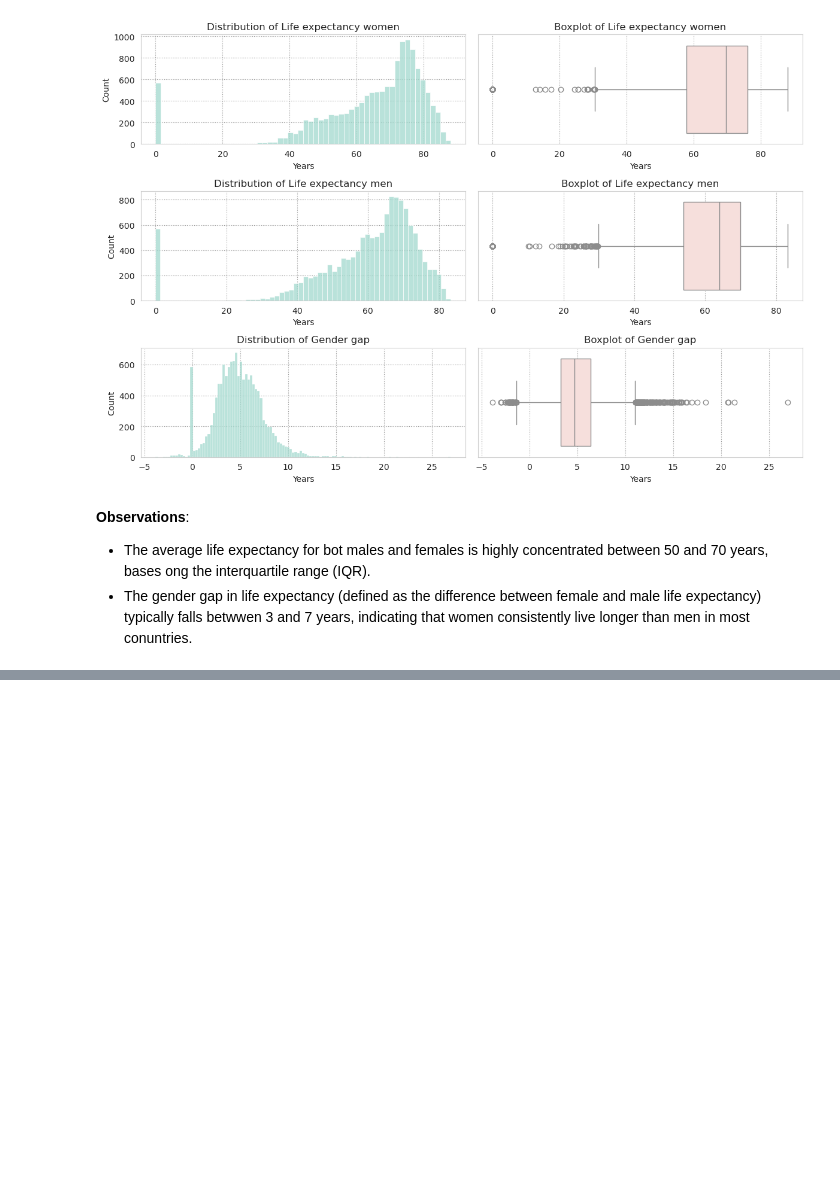
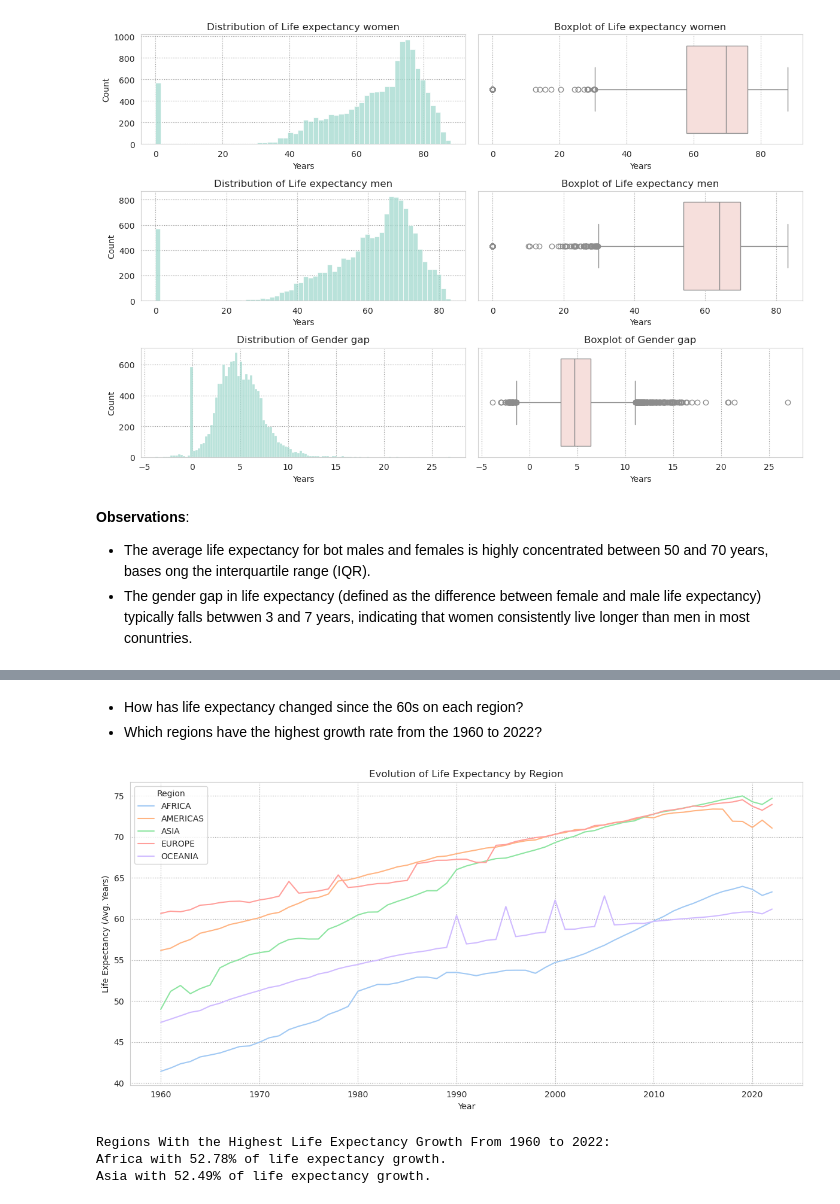
Before and after one commit to pahoalapizco/data_projects, a Jupyter notebook: notebooks/2.0-data_projects-analysis-life_expectancy_analysis.ipynb, the cells around one changed output, grey strips where cells are left out. Drawn from its saved outputs; the diff is of its cells as text; code cells hidden in the pictures; blank space fills up the shorter version.

```diff
--- a/notebooks/2.0-data_projects-analysis-life_expectancy_analysis.ipynb
+++ b/notebooks/2.0-data_projects-analysis-life_expectancy_analysis.ipynb
@@ -292,0 +296,37 @@ plt.legend();
+# %% [markdown]
+- How has life expectancy changed since the 60s on each region?
+- Which regions have the highest growth rate from the 1960 to 2022?
+# %%
+region_le = df.groupby(["region", "year"])[["life_expectancy_avg"]].mean().reset_index()
+
+plt.figure(figsize=(12,6))
+sns.lineplot(data=region_le, x="year", y="life_expectancy_avg", hue="region")
+plt.title("Evolution of Life Expectancy by Region")
+plt.ylabel("Life Expectancy (Avg. Years)")
+plt.xlabel("Year")
+plt.legend(title="Region")
+plt.tight_layout();
+# %% [output]
+[figure, added]
+# %%
+df_60_22 = (
+	df
+	.loc[(df["year"] == 1960) | (df["year"] == 2022)]
+	.pivot_table(
+		index="region",
+		columns="year",
+		values="life_expectancy_avg",
+		aggfunc="mean"
+	)
+	.reset_index()
+)
+df_60_22["total_growth"] = ((df_60_22.iloc[:, 2] - df_60_22.iloc[:, 1]) / df_60_22.iloc[:, 1]) * 100
+top_2 = df_60_22[["region", "total_growth"]].nlargest(2, "total_growth")
+
+print("Regions With the Highest Life Expectancy Growth From 1960 to 2022:")
+print(f"{top_2.iloc[0, 0].capitalize()} with {top_2.iloc[0, 1]:.2f}% of life expectancy growth.")
+print(f"{top_2.iloc[1, 0].capitalize()} with {top_2.iloc[1, 1]:.2f}% of life expectancy growth.")
+# %% [output]
+Regions With the Highest Life Expectancy Growth From 1960 to 2022:
+Africa with 52.78% of life expectancy growth.
+Asia with 52.49% of life expectancy growth.
```
Also changed, not shown: parts of 12 cells of this notebook.
